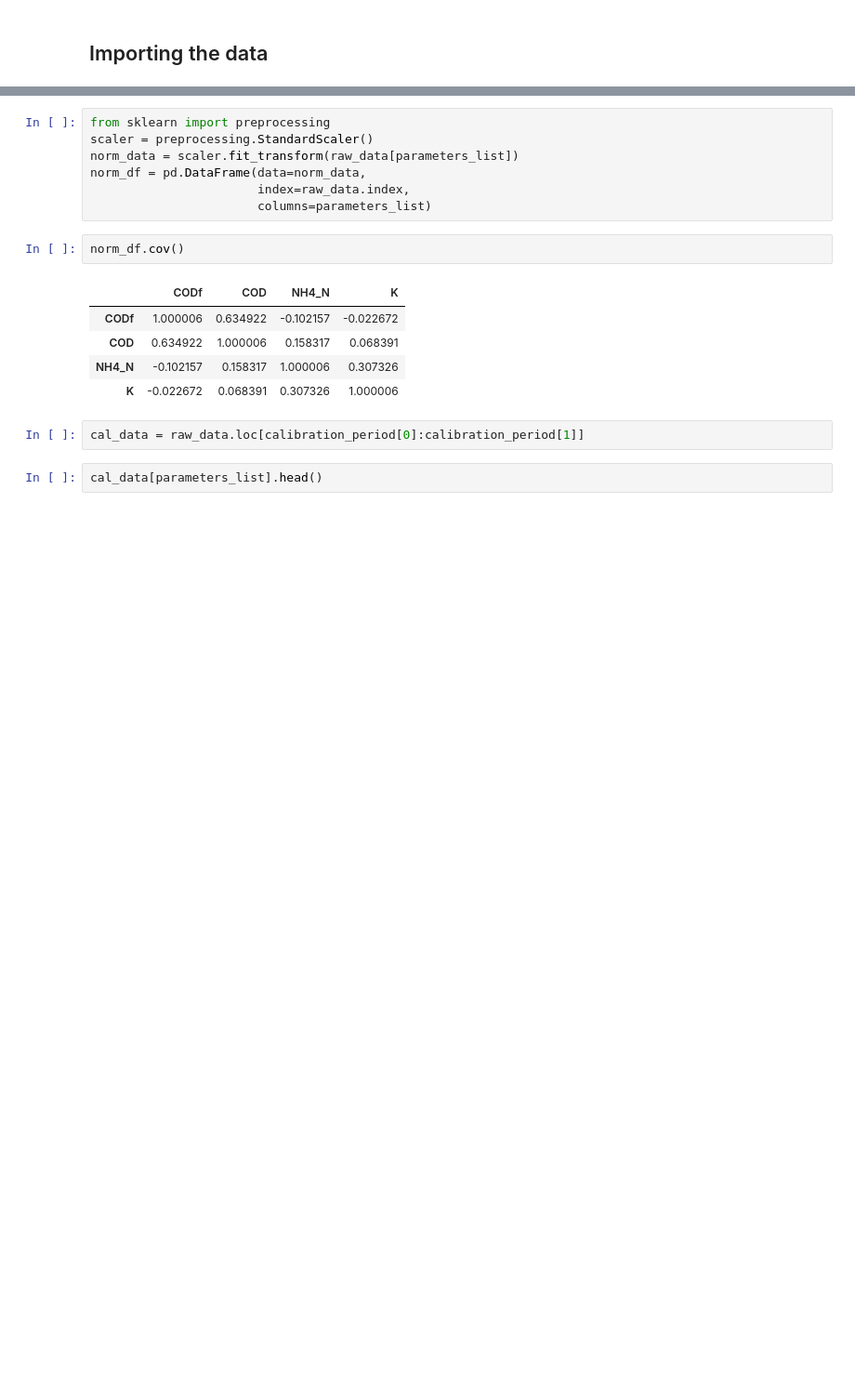
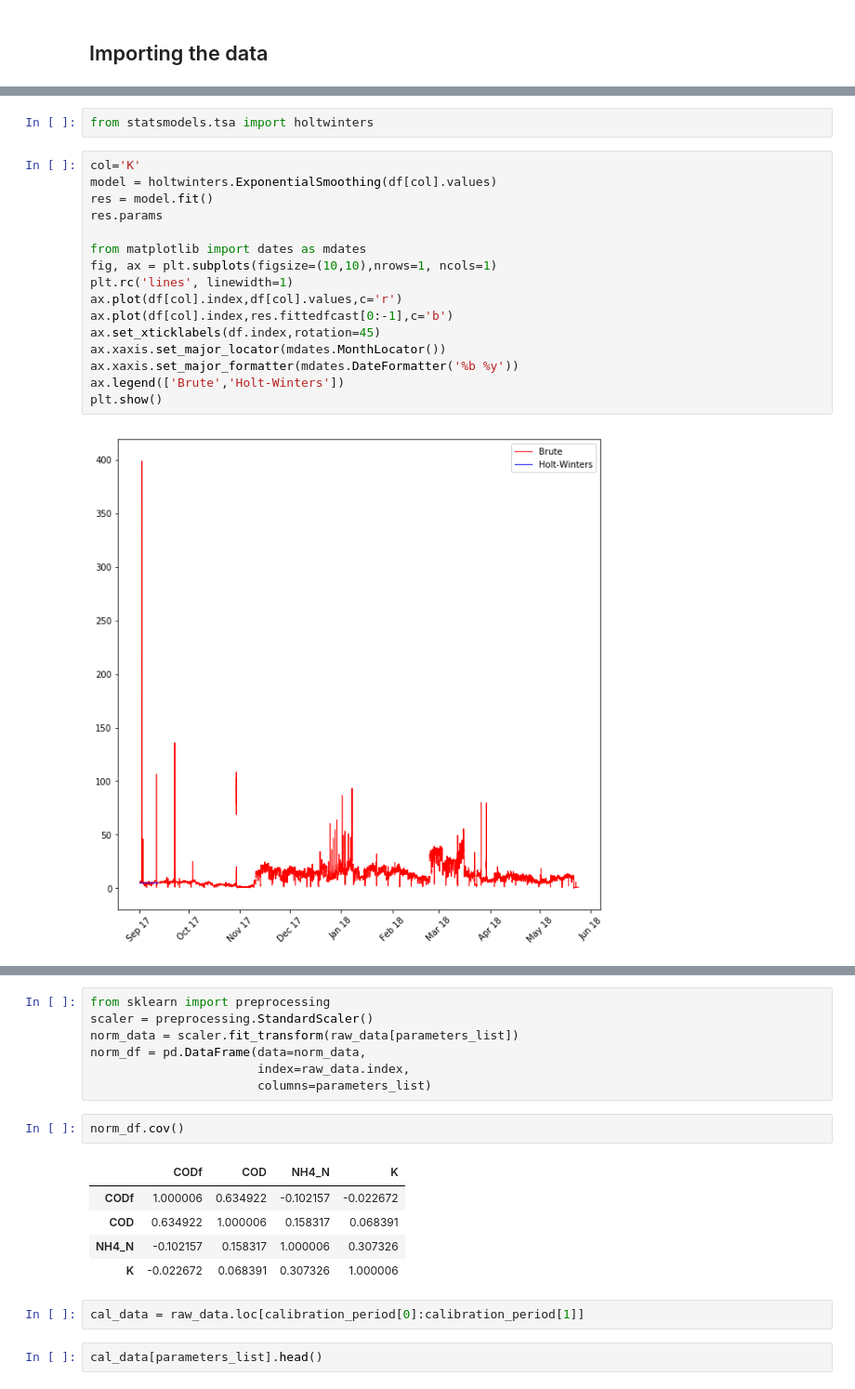
Before and after one commit to jeandavidt/datEAU_filtering, a Jupyter notebook: Univariate data treatment.ipynb, the cells around one changed output, grey strips where cells are left out. Shown at 93% size. Cells and saved outputs as stored; diff of their text form; blank space fills up the shorter version.

Commit message:
Added Holt-Winters exopential smoothing to Univariate

```diff
--- a/Univariate data treatment.ipynb
+++ b/Univariate data treatment.ipynb
@@ -48,0 +84,20 @@ calibration_period =pd.to_datetime(['January 15 2018','January 22 2018'])
+# %%
+from statsmodels.tsa import holtwinters
+# %%
+col='K'
+model = holtwinters.ExponentialSmoothing(df[col].values)
+res = model.fit()
+res.params
+
+from matplotlib import dates as mdates
+fig, ax = plt.subplots(figsize=(10,10),nrows=1, ncols=1)
+plt.rc('lines', linewidth=1)
+ax.plot(df[col].index,df[col].values,c='r')
+ax.plot(df[col].index,res.fittedfcast[0:-1],c='b')
+ax.set_xticklabels(df.index,rotation=45)
+ax.xaxis.set_major_locator(mdates.MonthLocator())
+ax.xaxis.set_major_formatter(mdates.DateFormatter('%b %y'))
+ax.legend(['Brute','Holt-Winters'])
+plt.show()
+# %% [output]
+[figure, added]
```
Also changed, not shown: parts of 21 cells of this notebook, 1 other file.
